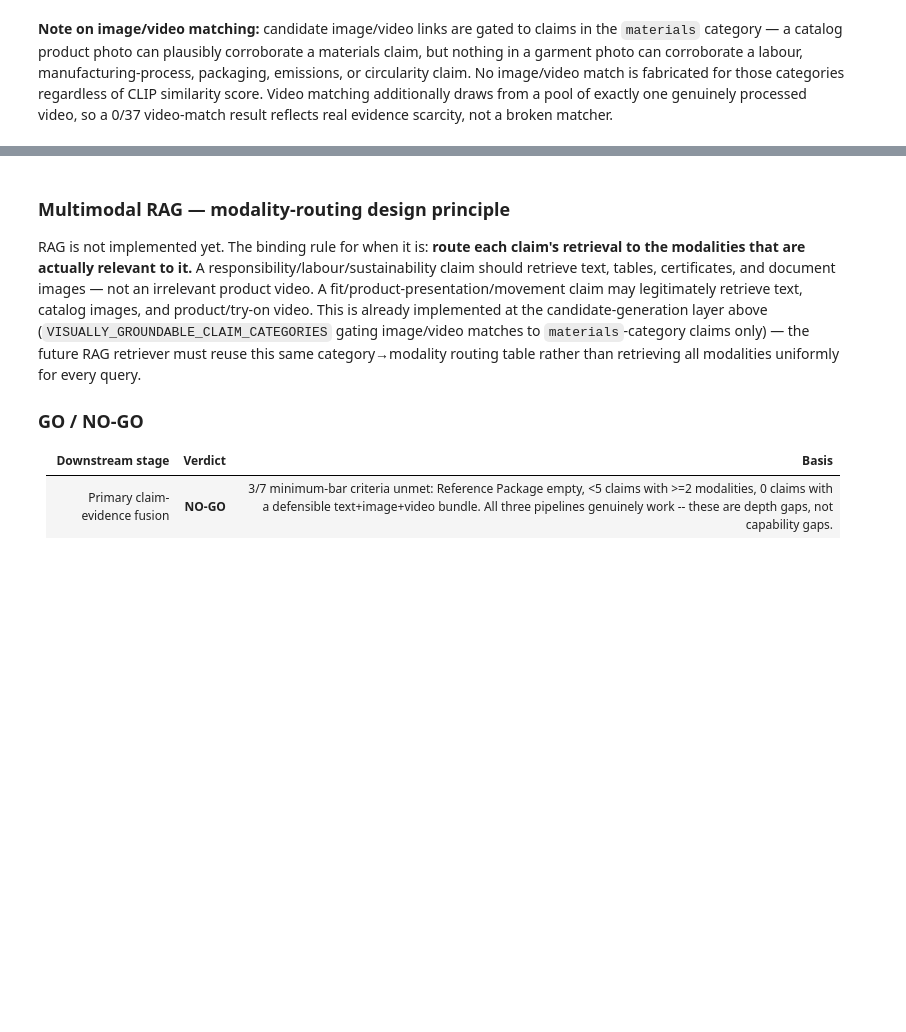
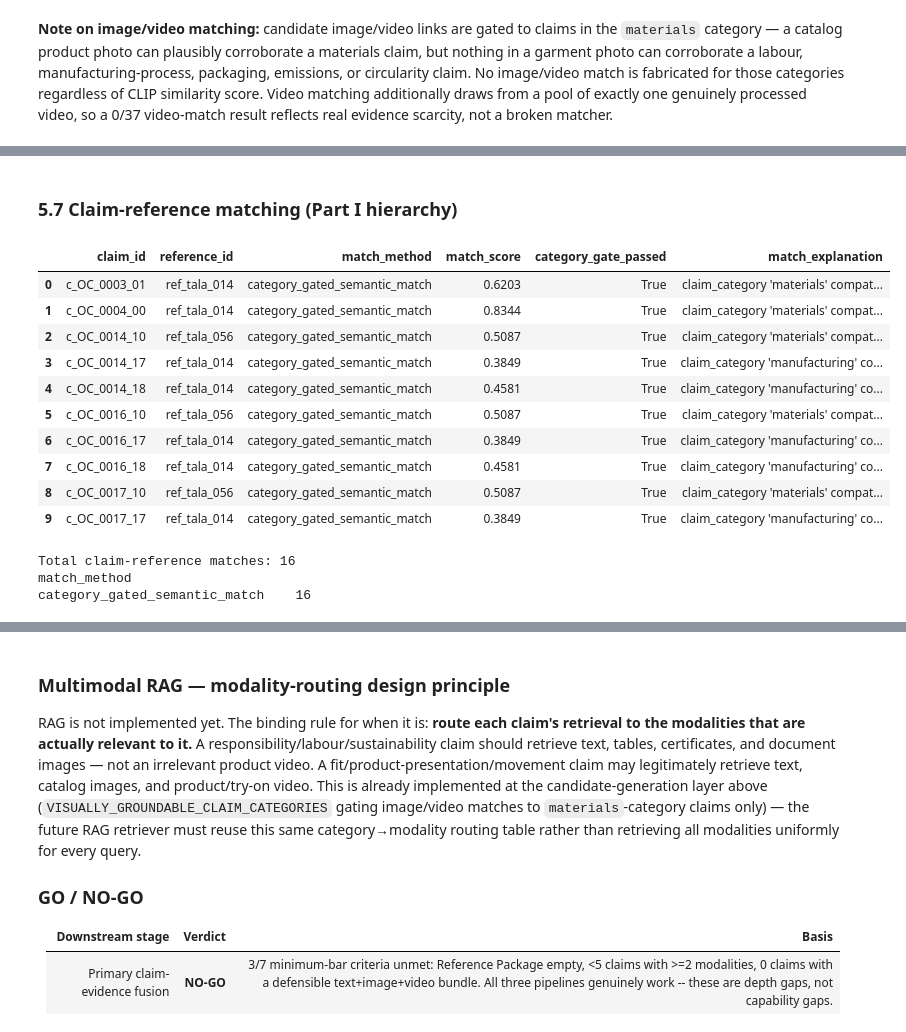
Before and after one commit to VinayakSrivastava2508/tala-multimodal-ai, a Jupyter notebook: notebooks/03_video_pipeline_and_multimodal_evidence.ipynb, the cells around one changed output, grey strips where cells are left out. Drawn from its saved outputs; the diff is of its cells as text; code cells hidden in the pictures; blank space fills up the shorter version.

```diff
--- a/notebooks/03_video_pipeline_and_multimodal_evidence.ipynb
+++ b/notebooks/03_video_pipeline_and_multimodal_evidence.ipynb
@@ -241,0 +386,25 @@ video, so a 0/37 video-match result reflects real evidence scarcity, not a broke
+# %% [markdown]
+### 5.7 Claim-reference matching (Part I hierarchy)
+# %%
+if not claim_reference_matches.empty:
+    display(claim_reference_matches[["claim_id", "reference_id", "match_method", "match_score",
+                                       "category_gate_passed", "match_explanation"]].head(10))
+    print(f"\nTotal claim-reference matches: {len(claim_reference_matches)}")
+    print(claim_reference_matches["match_method"].value_counts().to_string())
+else:
+    print("No claim-reference matches yet -- see day2_6_tala_requirement_status.csv for what was searched.")
+# %% [output]
+|  | claim_id | reference_id | match_method | match_score | category_gate_passed | match_explanation |
+| 0 | c_OC_0003_01 | ref_tala_014 | category_gated_semantic_match | 0.6203 | True | claim_category 'materials' compat... |
+| 1 | c_OC_0004_00 | ref_tala_014 | category_gated_semantic_match | 0.8344 | True | claim_category 'materials' compat... |
+| 2 | c_OC_0014_10 | ref_tala_056 | category_gated_semantic_match | 0.5087 | True | claim_category 'materials' compat... |
+| 3 | c_OC_0014_17 | ref_tala_014 | category_gated_semantic_match | 0.3849 | True | claim_category 'manufacturing' co... |
+| 4 | c_OC_0014_18 | ref_tala_014 | category_gated_semantic_match | 0.4581 | True | claim_category 'manufacturing' co... |
+| 5 | c_OC_0016_10 | ref_tala_056 | category_gated_semantic_match | 0.5087 | True | claim_category 'materials' compat... |
+| 6 | c_OC_0016_17 | ref_tala_014 | category_gated_semantic_match | 0.3849 | True | claim_category 'manufacturing' co... |
+| 7 | c_OC_0016_18 | ref_tala_014 | category_gated_semantic_match | 0.4581 | True | claim_category 'manufacturing' co... |
+| 8 | c_OC_0017_10 | ref_tala_056 | category_gated_semantic_match | 0.5087 | True | claim_category 'materials' compat... |
+| 9 | c_OC_0017_17 | ref_tala_014 | category_gated_semantic_match | 0.3849 | True | claim_category 'manufacturing' co... |
+Total claim-reference matches: 16
+match_method
+category_gated_semantic_match    16
```
Also changed, not shown: parts of 27 cells of this notebook, 18 other files.
